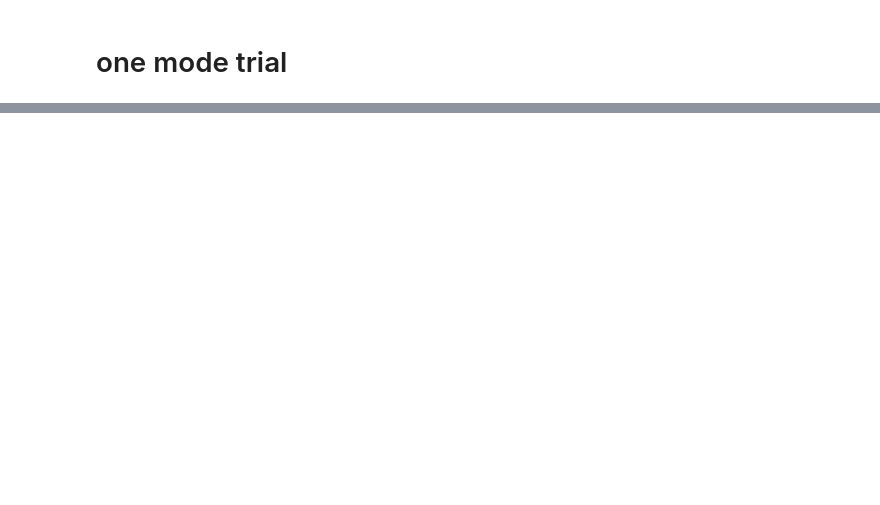
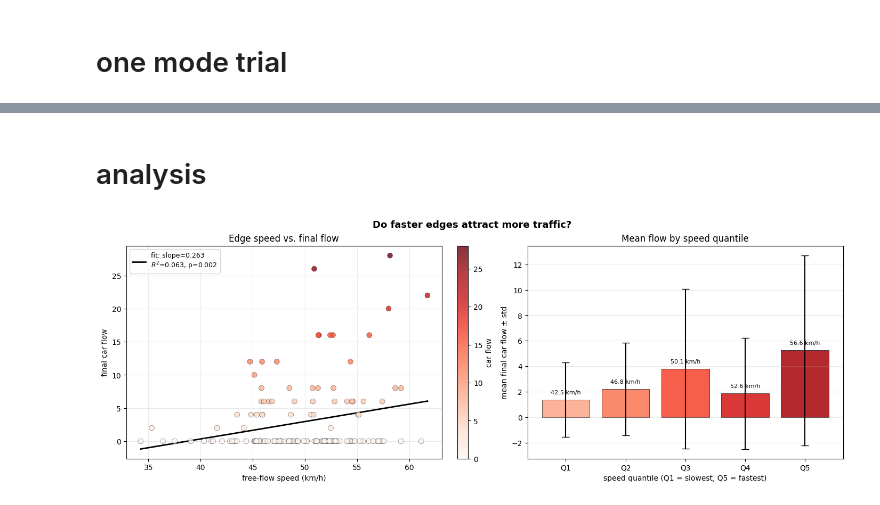
Before and after one commit to alessiopitteri/network_congestion_game, a Jupyter notebook: cg_od.ipynb, the cells around one changed output, grey strips where cells are left out. Cells and saved outputs as stored; diff of their text form; code cells hidden in the pictures; blank space fills up the shorter version.

```diff
--- a/cg_od.ipynb
+++ b/cg_od.ipynb
@@ -548,0 +398,79 @@ Network structure (betweenness) vs flows:
+# %% [markdown]
+# analysis
+# %%
+# ============================================================
+# PLOT: EDGE SPEED vs FINAL FLOW (scatter + regression)
+# ============================================================
+from scipy import stats
+import pandas as pd
+
+# free_flow_speeds has shape (E, 1) — squeeze to 1-D
+edge_speeds = free_flow_speeds[:, 0]          # m/s
+edge_speeds_kmh = edge_speeds * 3.6           # km/h for readability
+
+flow = final_car_flows                        # already 1-D, shape (E,)
+
+# linear regression
+slope, intercept, r_value, p_value, std_err = stats.linregress(edge_speeds_kmh, flow)
+fit_x = np.linspace(edge_speeds_kmh.min(), edge_speeds_kmh.max(), 200)
+fit_y = slope * fit_x + intercept
+
+fig, axes = plt.subplots(1, 2, figsize=(14, 5), constrained_layout=True)
+
+# --- left panel: scatter + regression line ---
+ax = axes[0]
+sc = ax.scatter(
+    edge_speeds_kmh, flow,
+    c=flow,
+    cmap=plt.cm.Reds,
+    edgecolors="k",
+    linewidths=0.3,
+    alpha=0.8,
+    s=50,
+    zorder=3,
+)
+ax.plot(fit_x, fit_y, color="black", linewidth=2,
+        label=f"fit: slope={slope:.3f}\n$R^2$={r_value**2:.3f}, p={p_value:.3f}")
+plt.colorbar(sc, ax=ax, label="car flow")
+ax.set_xlabel("free-flow speed (km/h)")
+ax.set_ylabel("final car flow")
+ax.set_title("Edge speed vs. final flow")
+ax.legend(fontsize=9)
+ax.grid(alpha=0.25)
+
+# --- right panel: edges binned by speed quantile ---
+ax = axes[1]
+n_bins = 5
+labels = [f"Q{i+1}" for i in range(n_bins)]
+quantile_bins = pd.qcut(edge_speeds_kmh, q=n_bins, labels=labels)
+
+bin_means  = [flow[quantile_bins == lbl].mean() for lbl in labels]
+bin_stds   = [flow[quantile_bins == lbl].std()  for lbl in labels]
+bin_speeds = [edge_speeds_kmh[quantile_bins == lbl].mean() for lbl in labels]
+
+bars = ax.bar(labels, bin_means, yerr=bin_stds,
+              color=plt.cm.Reds(np.linspace(0.3, 0.85, n_bins)),
+              edgecolor="k", linewidth=0.5,
+              capsize=5, alpha=0.9)
+
+# annotate bars with mean speed
+for bar, spd in zip(bars, bin_speeds):
+    ax.text(bar.get_x() + bar.get_width() / 2,
+            bar.get_height() + max(bin_stds) * 0.05,
+            f"{spd:.1f} km/h", ha="center", va="bottom", fontsize=8)
+
+ax.set_xlabel("speed quantile (Q1 = slowest, Q5 = fastest)")
+ax.set_ylabel("mean final car flow ± std")
+ax.set_title("Mean flow by speed quantile")
+ax.grid(axis="y", alpha=0.25)
+
+plt.suptitle("Do faster edges attract more traffic?", fontsize=13, fontweight="bold")
+plt.show()
+
+print(f"\nLinear regression — speed (km/h) → flow")
+print(f"  slope     : {slope:.4f}")
+print(f"  R²        : {r_value**2:.4f}")
+print(f"  p-value   : {p_value:.4f}")
+print(f"  {'Significant positive correlation' if slope > 0 and p_value < 0.05 else 'No significant correlation'} (α=0.05)")
+# %% [output]
+[figure, added]
```
Also changed, not shown: parts of 9 cells of this notebook.
